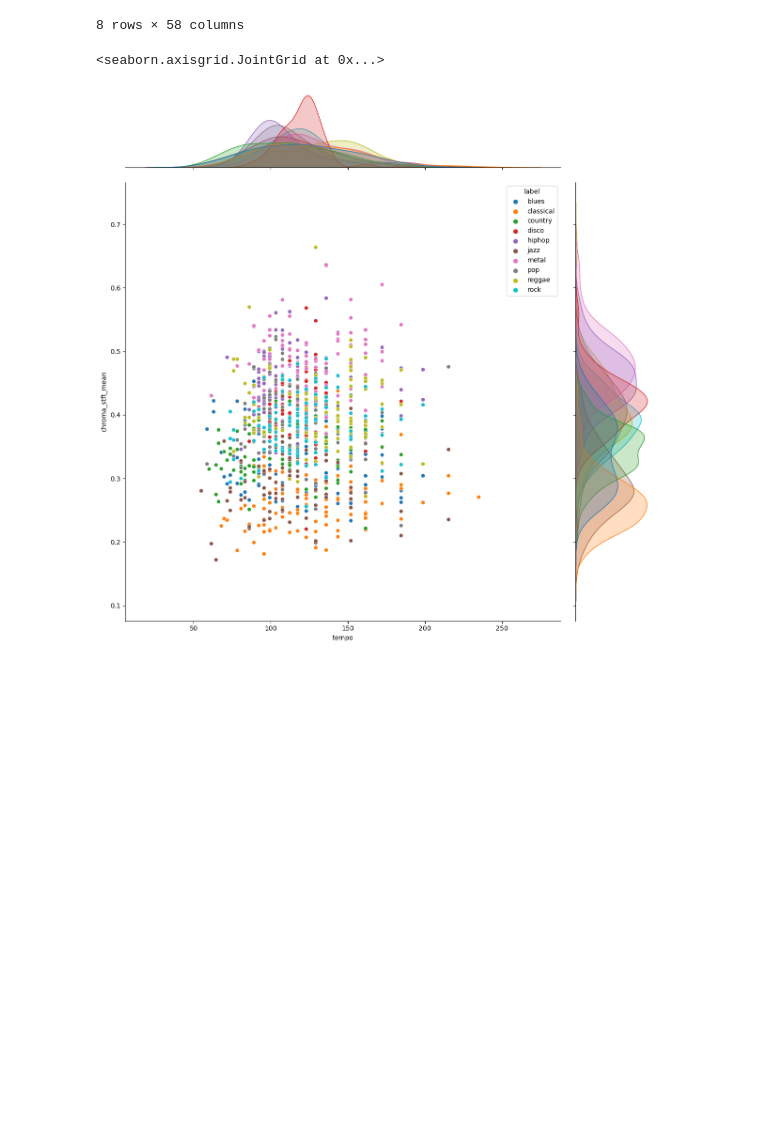
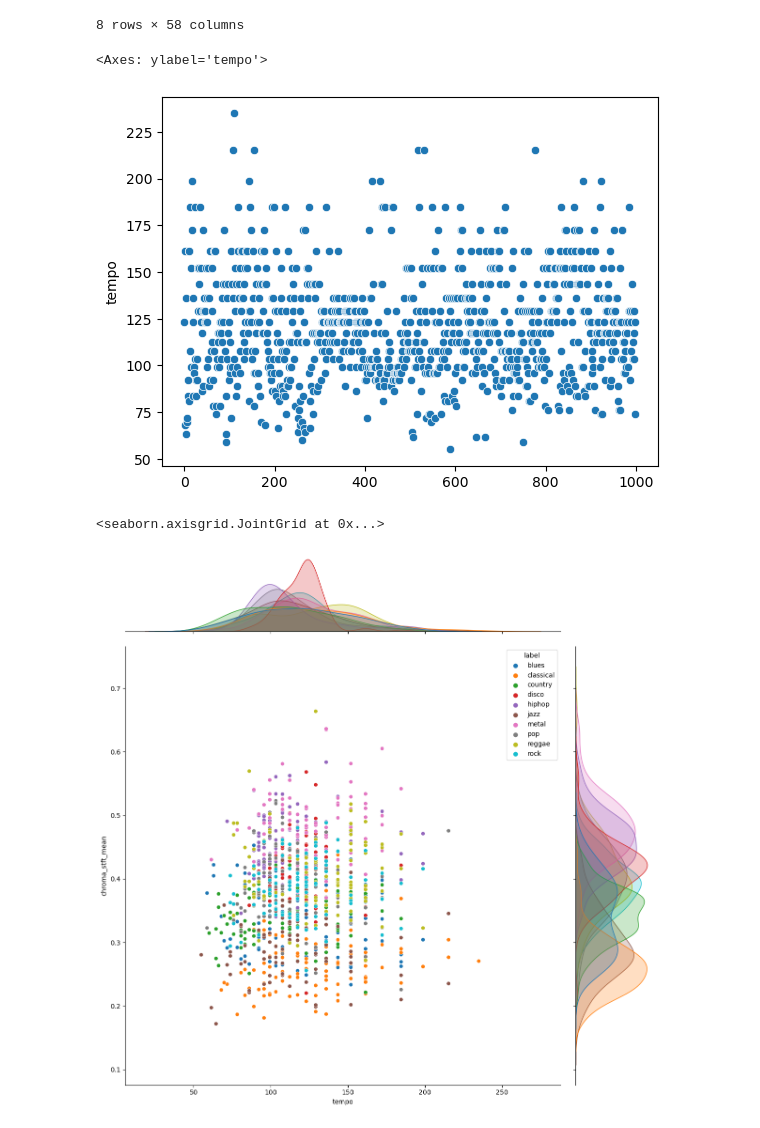
Before and after one commit to COGS118A/Group007-SP23, a Jupyter notebook: Checkpoint_Group007-SP23.ipynb, the cells around one changed output. Saved outputs shown, nothing was run; the diff lists cells and outputs as text; code cells hidden in the pictures; blank space fills up the shorter version.

Commit message:
tempo and chroma

```diff
--- a/Checkpoint_Group007-SP23.ipynb
+++ b/Checkpoint_Group007-SP23.ipynb
@@ -95,6 +95,11 @@ df_raw.describe()
 | 75% | 661794.000000 | 0.435942 | 0.091256 | 0.175682 | 0.003577 | 2691.294667 | ... |
 | max | 675808.000000 | 0.663685 | 0.108111 | 0.397973 | 0.027679 | 4435.243901 | ... |
 8 rows × 58 columns
+# %%
+sns.scatterplot(df_raw['tempo'])
+# %% [output]
+<Axes: ylabel='tempo'>
+[figure, added]
 # %%
 sns.jointplot(data=df_raw, x=df_raw['tempo'], y=df_raw['chroma_stft_mean'],
               hue='label', kind='scatter', height=12)
```
